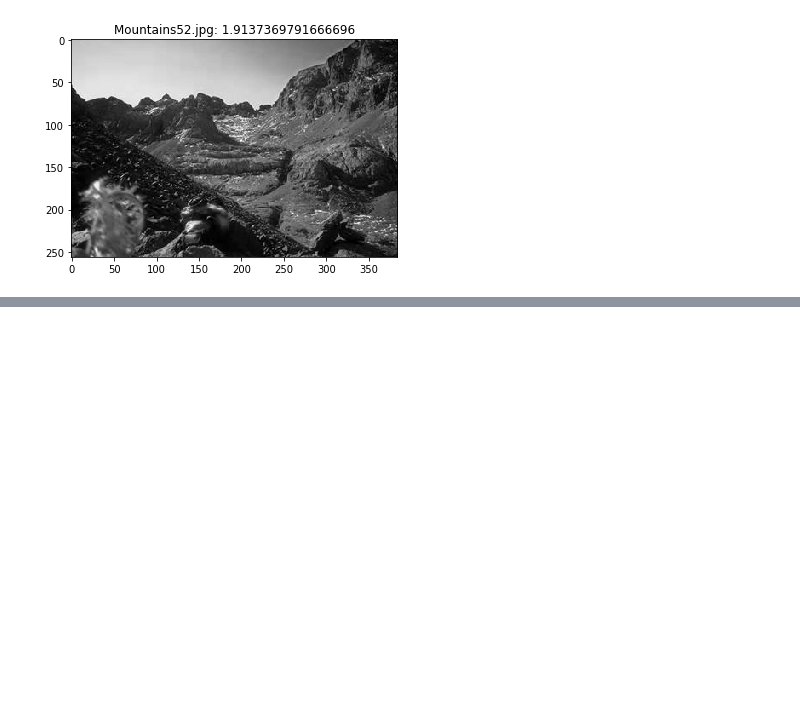
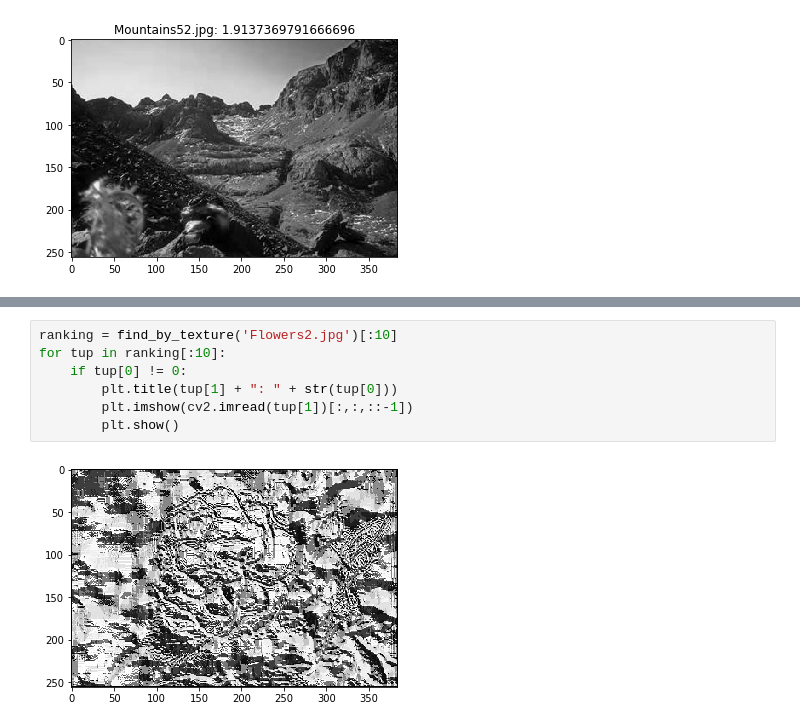
Before and after one commit to lopes05/visao, a Jupyter notebook: aula8/aula8.ipynb, the cells around one changed output, grey strips where cells are left out. Cells and saved outputs as stored; diff of their text form; blank space fills up the shorter version.

```diff
--- a/aula8/aula8.ipynb
+++ b/aula8/aula8.ipynb
@@ -197,0 +245,9 @@ for tup in ranking[:10]:
+# %%
+ranking = find_by_texture('Flowers2.jpg')[:10]
+for tup in ranking[:10]:
+    if tup[0] != 0:
+        plt.title(tup[1] + ": " + str(tup[0]))
+        plt.imshow(cv2.imread(tup[1])[:,:,::-1])
+        plt.show()
+# %% [output]
+[figure, added]
```
Also changed, not shown: parts of 2 cells of this notebook.
